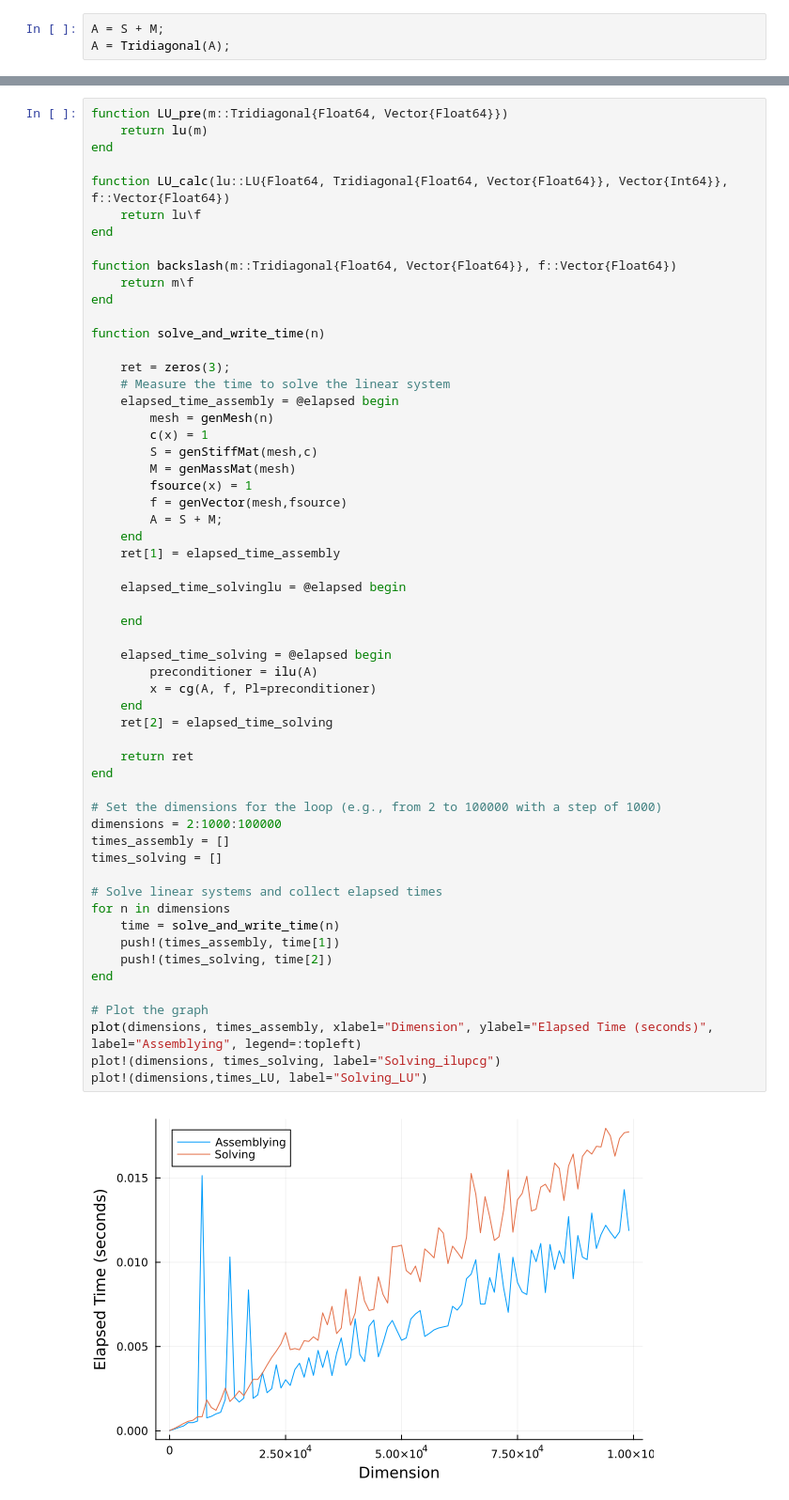
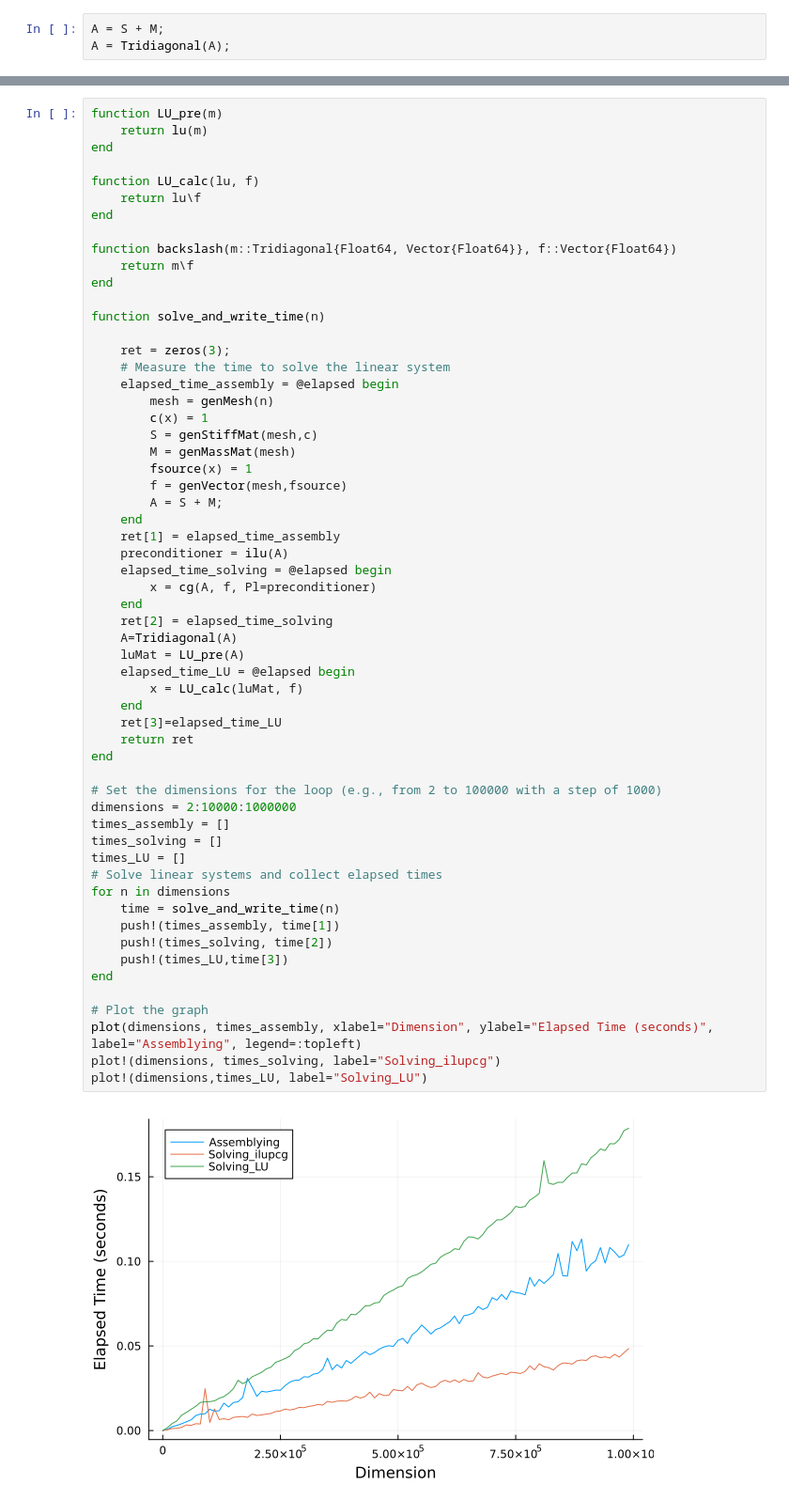
Before and after one commit to Dr4k3z/Athens-FEM, a Jupyter notebook: task4+task5.ipynb, the cells around one changed output, grey strips where cells are left out. Shown at 94% size. Cells and saved outputs as stored; diff of their text form.

```diff
--- a/task4+task5.ipynb
+++ b/task4+task5.ipynb
@@ -228,9 +228,9 @@ Now we want to see the differences between assemblying time and resolving time.
 # %%
-function LU_pre(m::Tridiagonal{Float64, Vector{Float64}})
+function LU_pre(m)
     return lu(m)
 end
 
-function LU_calc(lu::LU{Float64, Tridiagonal{Float64, Vector{Float64}}, Vector{Int64}}, f::Vector{Float64})
+function LU_calc(lu, f)
     return lu\f
 end
 
@@ -247,43 +247,44 @@ function solve_and_write_time(n)
         c(x) = 1
         S = genStiffMat(mesh,c)
         M = genMassMat(mesh)
         fsource(x) = 1
         f = genVector(mesh,fsource)
         A = S + M;
     end
     ret[1] = elapsed_time_assembly
-
-    elapsed_time_solvinglu = @elapsed begin
-
-    end
-
+    preconditioner = ilu(A)
     elapsed_time_solving = @elapsed begin
-        preconditioner = ilu(A)
         x = cg(A, f, Pl=preconditioner)
     end
     ret[2] = elapsed_time_solving
-
+    A=Tridiagonal(A)
+    luMat = LU_pre(A)
+    elapsed_time_LU = @elapsed begin
+        x = LU_calc(luMat, f)
+    end
+    ret[3]=elapsed_time_LU
     return ret
 end
 
 # Set the dimensions for the loop (e.g., from 2 to 100000 with a step of 1000)
-dimensions = 2:1000:100000
+dimensions = 2:10000:1000000
 times_assembly = []
 times_solving = []
-
+times_LU = []
 # Solve linear systems and collect elapsed times
 for n in dimensions
     time = solve_and_write_time(n)
     push!(times_assembly, time[1])
     push!(times_solving, time[2])
+    push!(times_LU,time[3])
 end
 
 # Plot the graph
 plot(dimensions, times_assembly, xlabel="Dimension", ylabel="Elapsed Time (seconds)", label="Assemblying", legend=:topleft)
 plot!(dimensions, times_solving, label="Solving_ilupcg")
 plot!(dimensions,times_LU, label="Solving_LU")
 # %% [output]
-[figure, old version]
+[figure, new version]
 # %%
 function solve_and_write_time(n)
 
```
Also changed, not shown: parts of 2 cells of this notebook.
